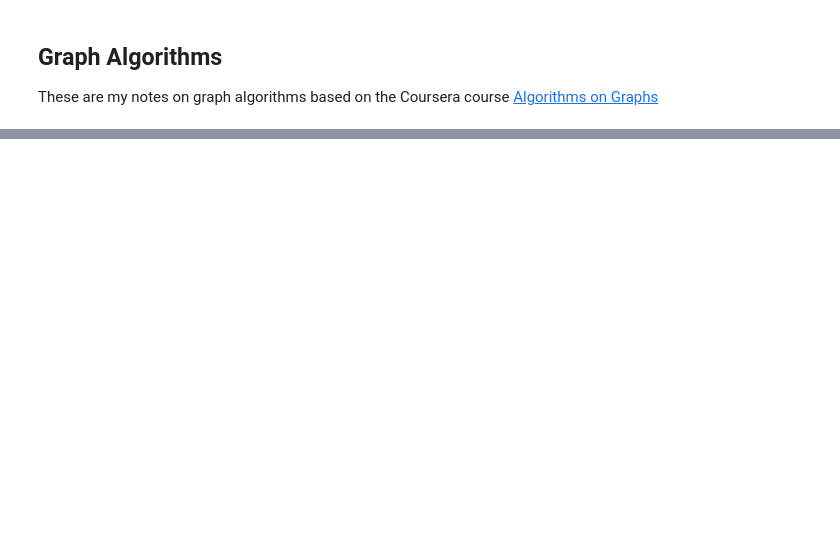
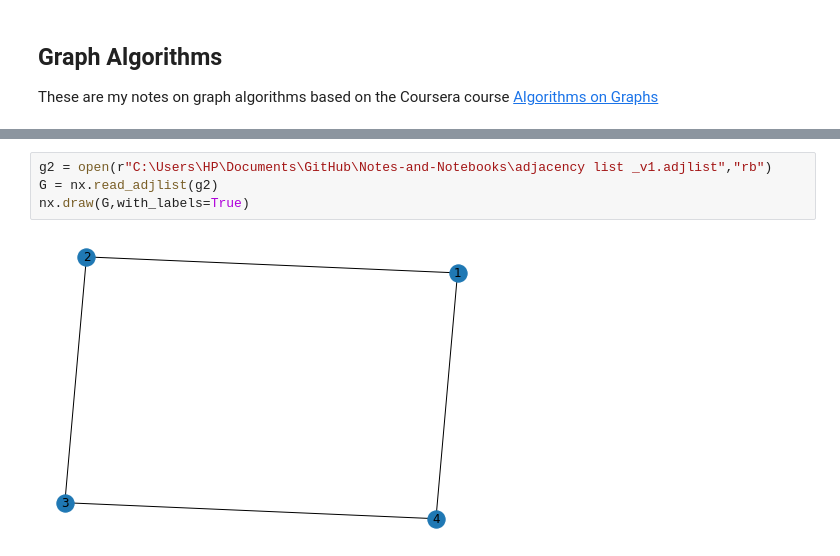
Before and after one commit to rs-DOS/Notes-and-Notebooks, a Jupyter notebook: Graph_Algorithms.ipynb, the cells around one changed output, grey strips where cells are left out. Saved outputs shown, nothing was run; the diff lists cells and outputs as text; blank space fills up the shorter version.

```diff
--- a/Graph_Algorithms.ipynb
+++ b/Graph_Algorithms.ipynb
@@ -26,0 +39,6 @@ import numpy as np
+# %%
+g2 = open(r"C:\Users\HP\Documents\GitHub\Notes-and-Notebooks\adjacency list _v1.adjlist","rb")
+G = nx.read_adjlist(g2)
+nx.draw(G,with_labels=True)
+# %% [output]
+[figure, added]
```
Also changed, not shown: parts of 10 cells of this notebook, 4 other files.
